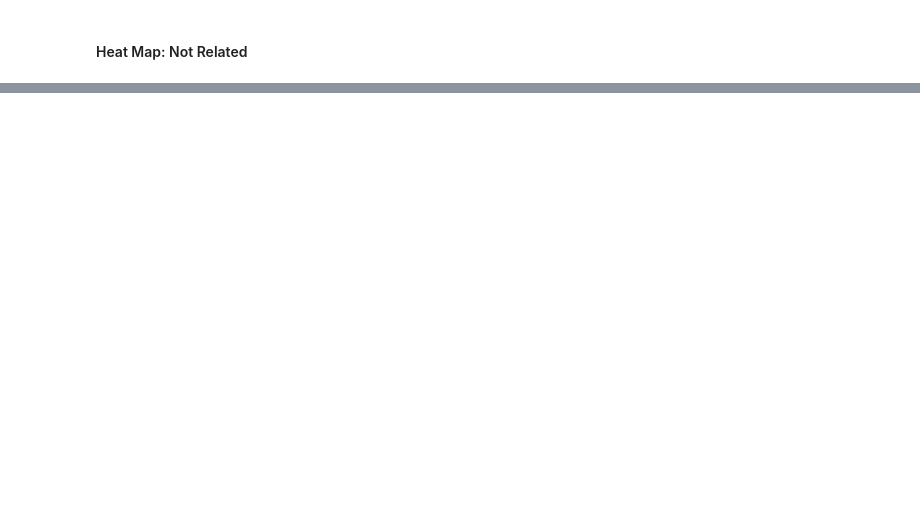
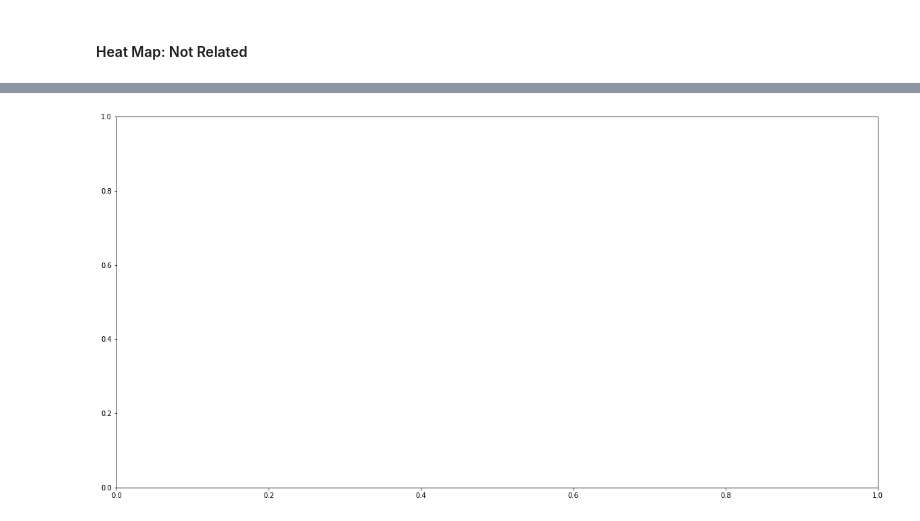
Before and after one commit to stace2775/07-Group_Project_1, a Jupyter notebook: Relationships.ipynb, the cells around one changed output, grey strips where cells are left out. Saved outputs shown, nothing was run; the diff lists cells and outputs as text; code cells hidden in the pictures; blank space fills up the shorter version.

Commit message:
Choropleth map changes after restart

```diff
--- a/Relationships.ipynb
+++ b/Relationships.ipynb
@@ -755,0 +804,11 @@ fig
+# %%
+#Variable to be mapped
+mapped_variable = "Immediate Family"
+
+#Set the range for the choropleth
+vmin, vmax = 0, 650
+
+#Create figure and axes for Matplotlib
+fig, ax = plt.subplots(1, figsize=(20, 10))
+# %% [output]
+[figure, added]
```
Also changed, not shown: parts of 17 cells of this notebook, 3 other files.
